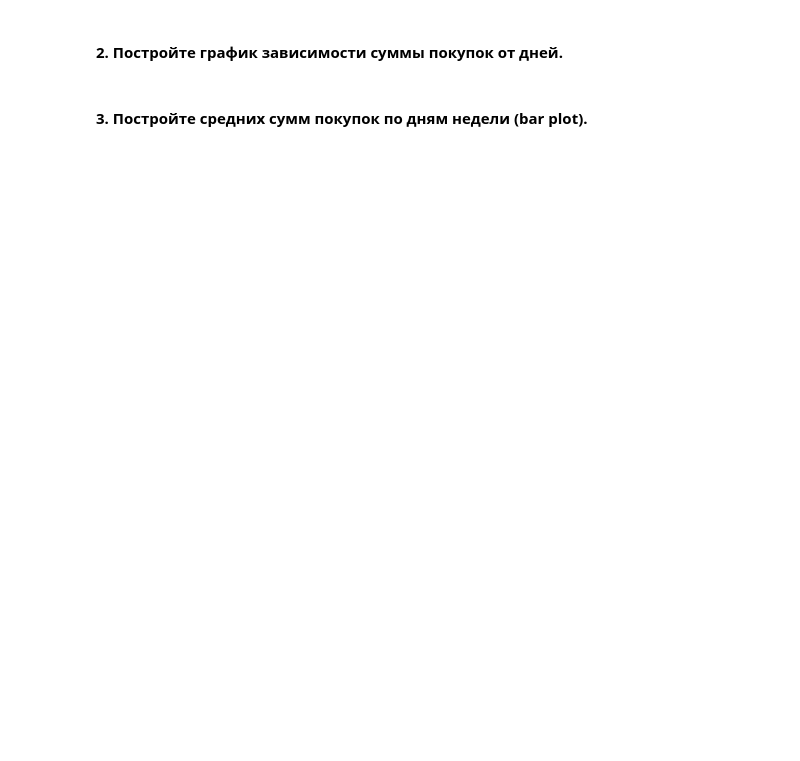
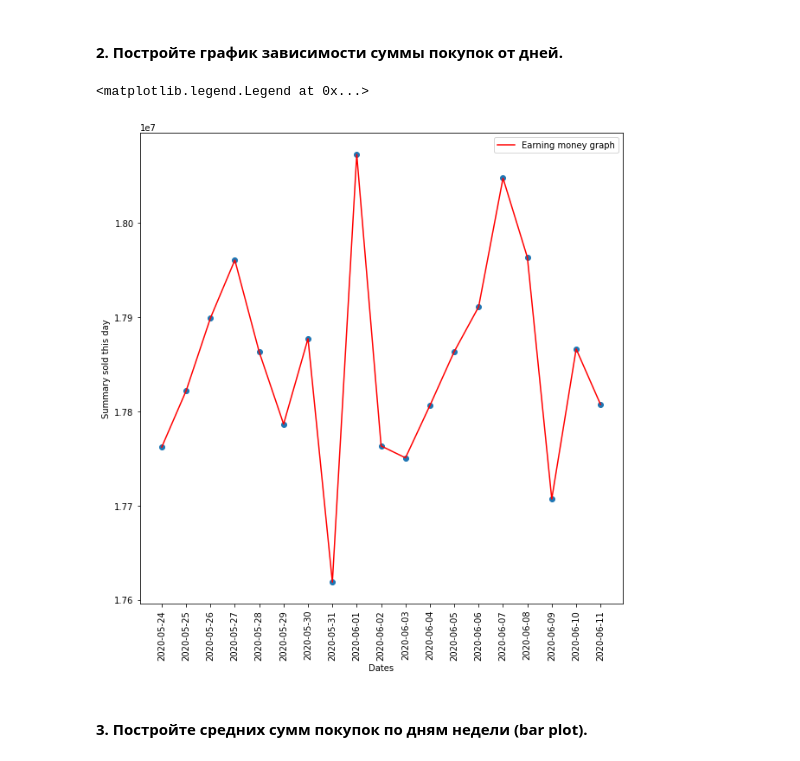
Before and after one commit to kirillkumma/data-mining, a Jupyter notebook: lab1/lab1.ipynb, the cells around one changed output. Saved outputs shown, nothing was run; the diff lists cells and outputs as text; code cells hidden in the pictures; blank space fills up the shorter version.

```diff
--- a/lab1/lab1.ipynb
+++ b/lab1/lab1.ipynb
@@ -223,2 +357,16 @@ df['date'] = df.order_id.map(dates['date'])
+# %%
+plt.figure(figsize=(10, 10))
+series = df.groupby(['date', 'order_id'])['new_price'].sum().groupby('date').sum()
+x = series.index
+y = series.values
+plt.scatter(x, y)
+plt.plot(x, y, label='Earning money graph', color='red')
+plt.xticks(x, rotation='vertical')
+plt.xlabel('Dates')
+plt.ylabel('Summary sold this day')
+plt.legend()
+# %% [output]
+<matplotlib.legend.Legend at 0x...>
+[figure, added]
 # %% [markdown]
 #### 3. Постройте средних сумм покупок по дням недели (bar plot).
```
Also changed, not shown: parts of 47 cells of this notebook, 1 other file.
